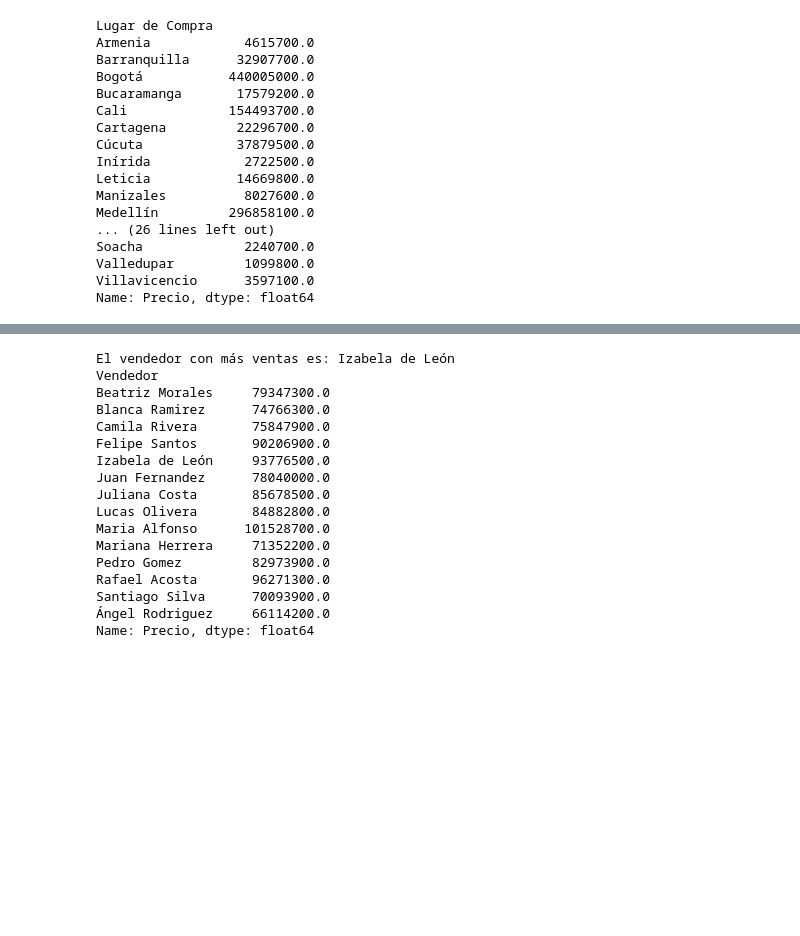
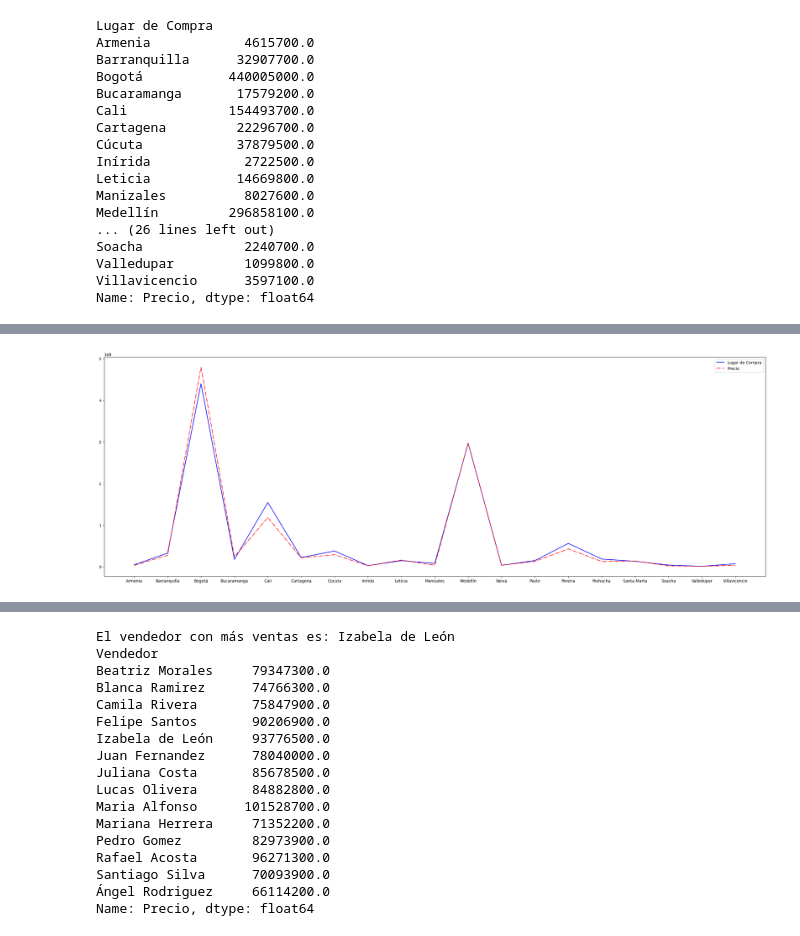
Before and after one commit to gloriagutierrez2025/Challenger-G1, a Jupyter notebook: AluraStoreLatam.ipynb, the cells around one changed output, grey strips where cells are left out. Saved outputs shown, nothing was run; the diff lists cells and outputs as text; code cells hidden in the pictures; blank space fills up the shorter version.

```diff
--- a/AluraStoreLatam.ipynb
+++ b/AluraStoreLatam.ipynb
@@ -94,3 +94,16 @@ grafico_lugar_de_compra = go.Figure(data=[go.Pie(labels=ventas_por_ubicacion.ind
 grafico_lugar_de_compra.show()
 # %% [output]
 [interactive output not drawn]
+# %%
+x = ventas_por_ubicacion.index
+y1 = ventas_por_ubicacion.values
+y2 = ventas_por_ubicacion2.values
+
+
+plt.figure(figsize=(30, 10))
+plt.plot(x, y1, 'b-', label='Lugar de Compra')    # graficamos función y1
+plt.plot(x, y2, 'r-.', label='Precio') # graficamos función y2
+plt.legend() # Le decimos a maplotlib que muestre todos los labels
+plt.show()
+# %% [output]
+[figure, added]
```
Also changed, not shown: parts of 1 cell of this notebook.
